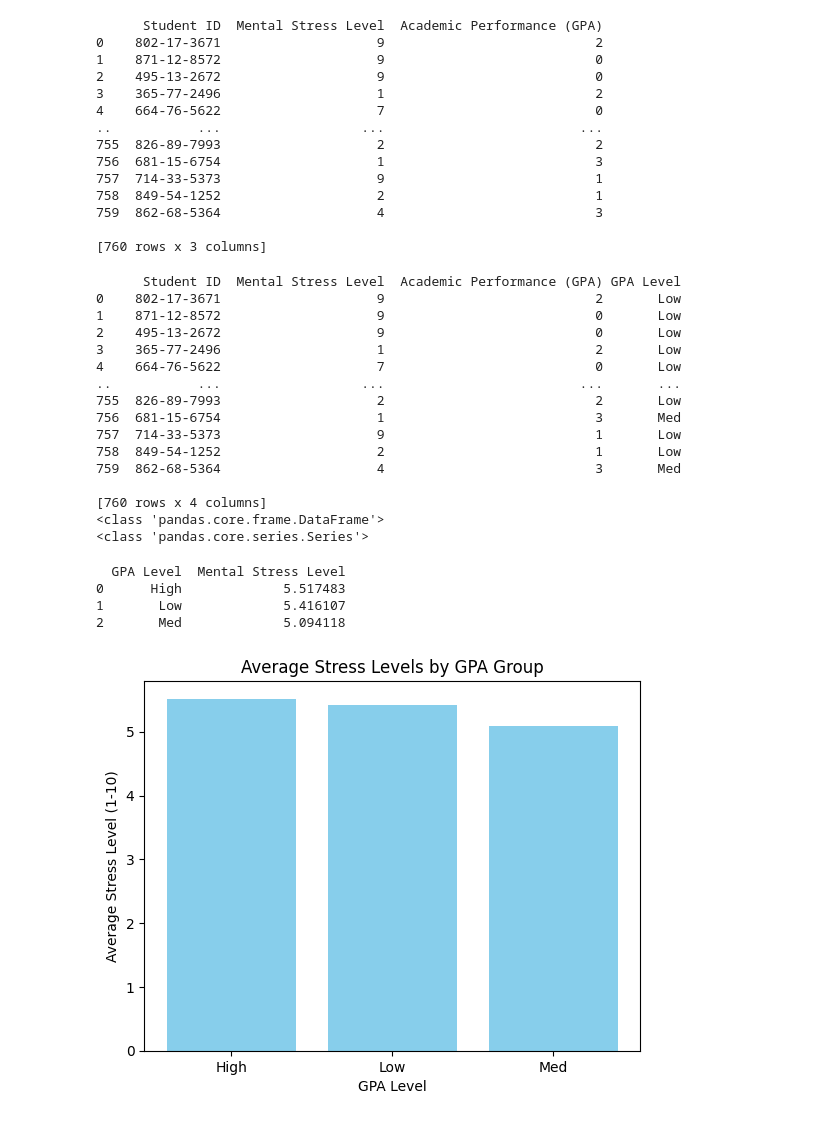
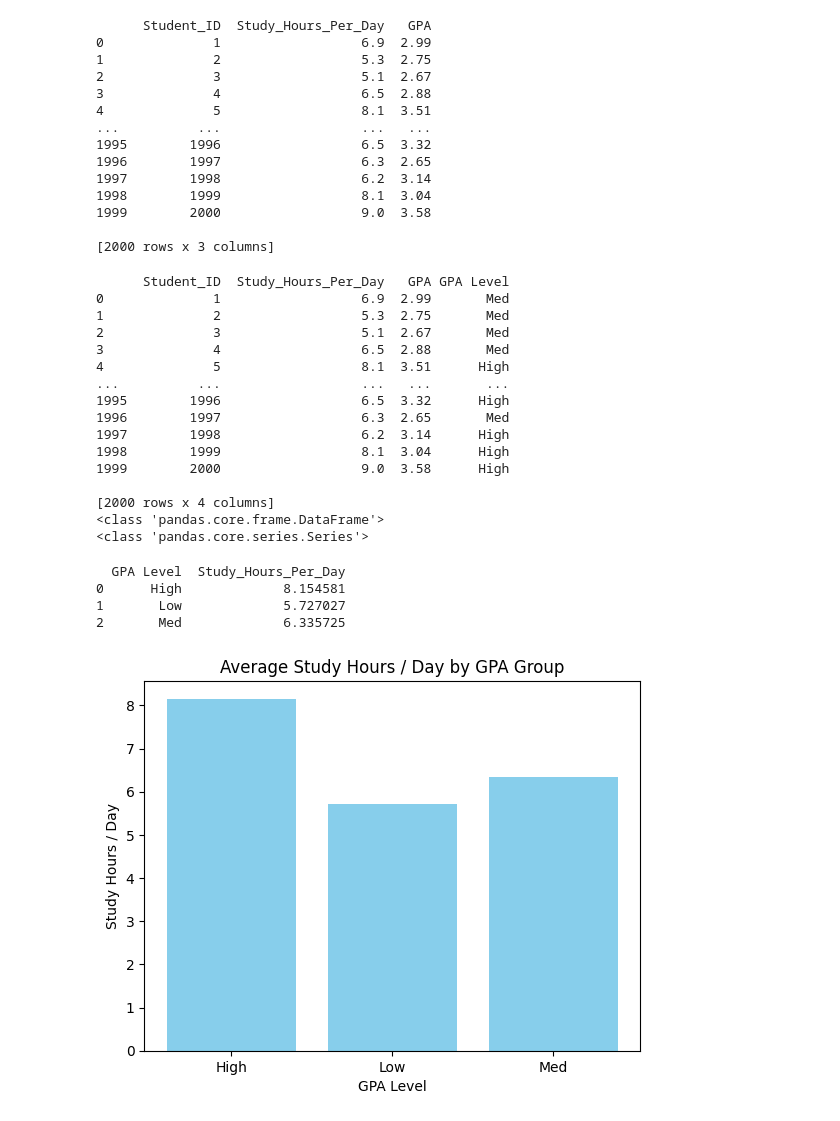
Before and after one commit to Taryn-Cail/Python-Group-Project-2704, a Jupyter notebook: data.ipynb, the cells around one changed output. Saved outputs shown, nothing was run; the diff lists cells and outputs as text; code cells hidden in the pictures.

```diff
--- a/data.ipynb
+++ b/data.ipynb
@@ -11,56 +12,56 @@ import matplotlib.pyplot as plt
 # %%
 #Load the data set with only the required columns
 df = pd.read_csv('data.csv')
-df = df[['Student ID', 'Mental Stress Level', 'Academic Performance (GPA)']]
+df = df[['Student_ID', 'Study_Hours_Per_Day', 'GPA']]
 print(df)
 # %% [output]
-      Student ID  Mental Stress Level  Academic Performance (GPA)
-0    802-17-3671                    9                           2
-1    871-12-8572                    9                           0
-2    495-13-2672                    9                           0
-3    365-77-2496                    1                           2
-4    664-76-5622                    7                           0
-..           ...                  ...                         ...
-755  826-89-7993                    2                           2
-756  681-15-6754                    1                           3
-757  714-33-5373                    9                           1
-758  849-54-1252                    2                           1
-759  862-68-5364                    4                           3
+      Student_ID  Study_Hours_Per_Day   GPA
+0              1                  6.9  2.99
+1              2                  5.3  2.75
+2              3                  5.1  2.67
+3              4                  6.5  2.88
+4              5                  8.1  3.51
+...          ...                  ...   ...
+1995        1996                  6.5  3.32
+1996        1997                  6.3  2.65
+1997        1998                  6.2  3.14
+1998        1999                  8.1  3.04
+1999        2000                  9.0  3.58
 
-[760 rows x 3 columns]
+[2000 rows x 3 columns]
 # %%
 #Grouping GPA into levels
 def categorize_gpa(gpa):
   #0-2 low
   #2-3 med
   #3-4 high
-  if gpa <= 2:
+  if gpa <= 2.5:
     return 'Low'
-  elif gpa >2 and gpa <= 3:
+  elif gpa >2.5 and gpa <= 3:
     return 'Med'
   elif gpa > 3:
     return 'High'
 
 #Create new col for GPA groups
-df['GPA Level'] = df['Academic Performance (GPA)'].apply(categorize_gpa)
+df['GPA Level'] = df['GPA'].apply(categorize_gpa)
 print(df)
 print(type(df)) #Data frame
 print(type(df['GPA Level'])) #Each col is a Series
 # %% [output]
-      Student ID  Mental Stress Level  Academic Performance (GPA) GPA Level
-0    802-17-3671                    9                           2       Low
-1    871-12-8572                    9                           0       Low
-2    495-13-2672                    9                           0       Low
-3    365-77-2496                    1                           2       Low
-4    664-76-5622                    7                           0       Low
-..           ...                  ...                         ...       ...
-755  826-89-7993                    2                           2       Low
-756  681-15-6754                    1                           3       Med
-757  714-33-5373                    9                           1       Low
-758  849-54-1252                    2                           1       Low
-759  862-68-5364                    4                           3       Med
+      Student_ID  Study_Hours_Per_Day   GPA GPA Level
+0              1                  6.9  2.99       Med
+1              2                  5.3  2.75       Med
+2              3                  5.1  2.67       Med
+3              4                  6.5  2.88       Med
+4              5                  8.1  3.51      High
+...          ...                  ...   ...       ...
+1995        1996                  6.5  3.32      High
+1996        1997                  6.3  2.65       Med
+1997        1998                  6.2  3.14      High
+1998        1999                  8.1  3.04      High
+1999        2000                  9.0  3.58      High
 
-[760 rows x 4 columns]
+[2000 rows x 4 columns]
 <class 'pandas.core.frame.DataFrame'>
 <class 'pandas.core.series.Series'>
 # %%
@@ -68,23 +69,23 @@ print(type(df['GPA Level'])) #Each col is a Series
 #groupby() groups by col
 #[]"Mental Stress Level"].mean() calculates mean stress level for each group
 #resetindex() converts back into data
-stress_by_gpa = df.groupby('GPA Level')['Mental Stress Level'].mean().reset_index()
+gpa_by_studyH = df.groupby('GPA Level')['Study_Hours_Per_Day'].mean().reset_index()
 print(stress_by_gpa)
 # %% [output]
-  GPA Level  Mental Stress Level
-0      High             5.517483
-1       Low             5.416107
-2       Med             5.094118
+  GPA Level  Study_Hours_Per_Day
+0      High             8.154581
+1       Low             5.727027
+2       Med             6.335725
 # %%
 #Visualize - bar graph
 plt.clf()
-plt.bar(stress_by_gpa['GPA Level'], stress_by_gpa['Mental Stress Level'], color='skyblue')
+plt.bar(gpa_by_studyH['GPA Level'], gpa_by_studyH['Study_Hours_Per_Day'], color='skyblue')
 plt.xlabel("GPA Level")
-plt.ylabel("Average Stress Level (1-10)")
-plt.title("Average Stress Levels by GPA Group")
+plt.ylabel("Study Hours / Day")
+plt.title("Average Study Hours / Day by GPA Group")
 plt.show()
 # %% [output]
-[figure, old version]
+[figure, new version]
 # %%
 #Visualize - scatter plot
 
```
Also changed, not shown: parts of 3 cells of this notebook.
